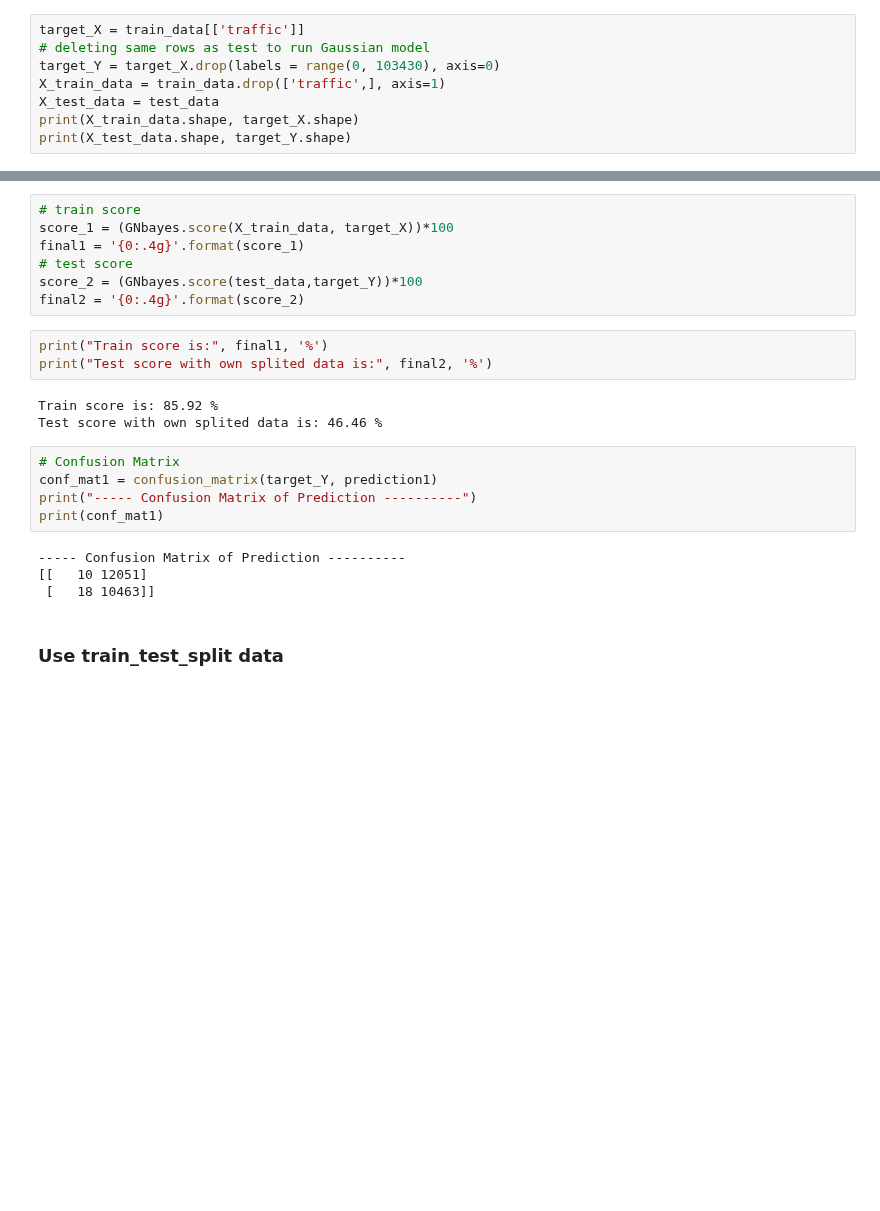
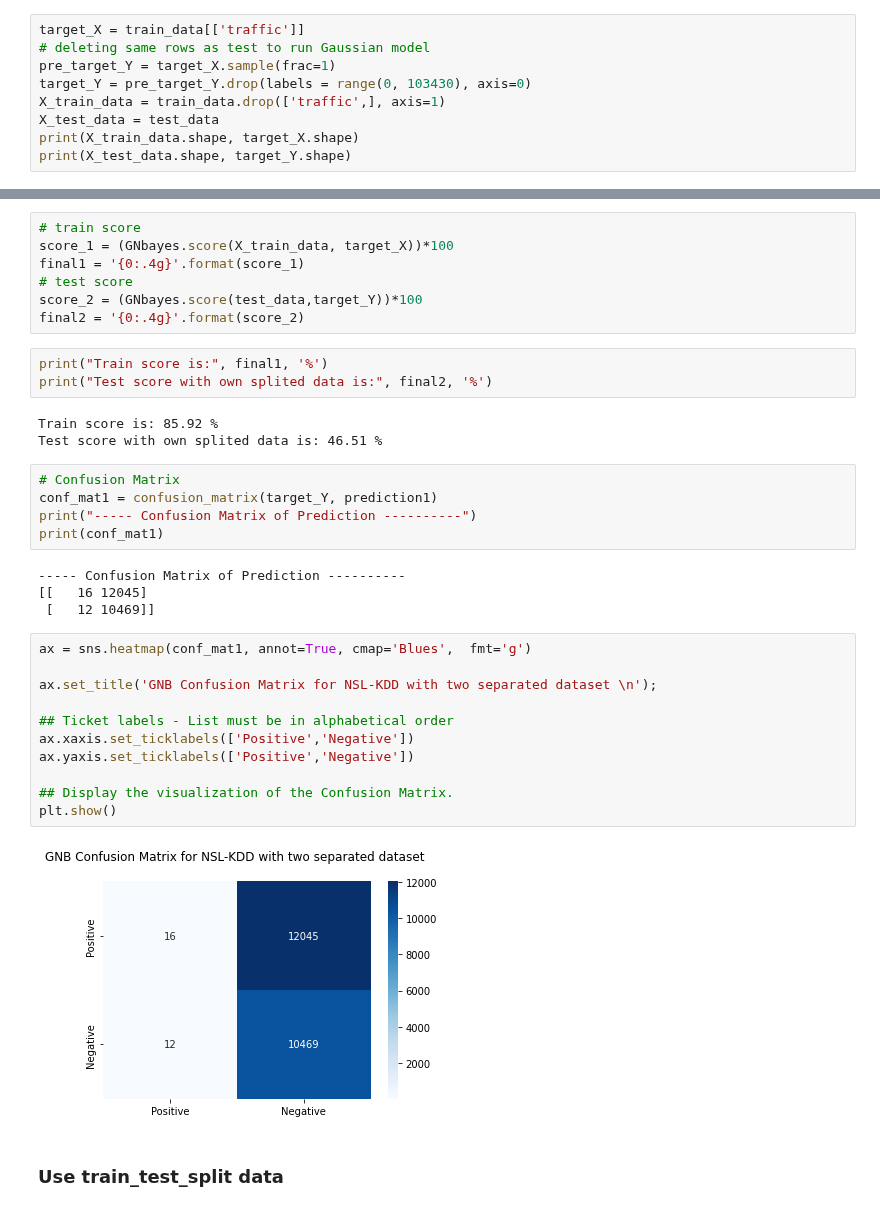
Before and after one commit to ClockWize171/network-traffic-analysis-tensorflow, a Jupyter notebook: kdd19-analysis.ipynb, the cells around one changed output, grey strips where cells are left out. Saved outputs shown, nothing was run; the diff lists cells and outputs as text; blank space fills up the shorter version.

```diff
--- a/kdd19-analysis.ipynb
+++ b/kdd19-analysis.ipynb
@@ -486,7 +486,8 @@ Maunally spliting data
 # %%
 target_X = train_data[['traffic']]
 # deleting same rows as test to run Gaussian model
-target_Y = target_X.drop(labels = range(0, 103430), axis=0)
+pre_target_Y = target_X.sample(frac=1)
+target_Y = pre_target_Y.drop(labels = range(0, 103430), axis=0)
 X_train_data = train_data.drop(['traffic',], axis=1)
 X_test_data = test_data
 print(X_train_data.shape, target_X.shape)
@@ -542,7 +543,7 @@ print("Train score is:", final1, '%')
 print("Test score with own splited data is:", final2, '%')
 # %% [output]
 Train score is: 85.92 %
-Test score with own splited data is: 46.46 %
+Test score with own splited data is: 46.51 %
 # %%
 # Confusion Matrix
 conf_mat1 = confusion_matrix(target_Y, prediction1)
@@ -550,8 +551,21 @@ print("----- Confusion Matrix of Prediction ----------")
 print(conf_mat1)
 # %% [output]
 ----- Confusion Matrix of Prediction ----------
-[[   10 12051]
- [   18 10463]]
+[[   16 12045]
+ [   12 10469]]
+# %%
+ax = sns.heatmap(conf_mat1, annot=True, cmap='Blues',  fmt='g')
+
+ax.set_title('GNB Confusion Matrix for NSL-KDD with two separated dataset \n');
+
+## Ticket labels - List must be in alphabetical order
+ax.xaxis.set_ticklabels(['Positive','Negative'])
+ax.yaxis.set_ticklabels(['Positive','Negative'])
+
+## Display the visualization of the Confusion Matrix.
+plt.show()
+# %% [output]
+[figure, added]
 # %% [markdown]
 ### Use train_test_split data
 # %%
```
Also changed, not shown: parts of 15 cells of this notebook, 2 other files.
